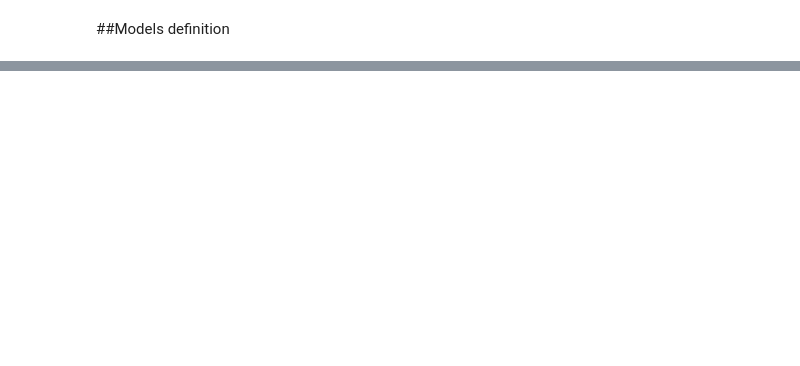
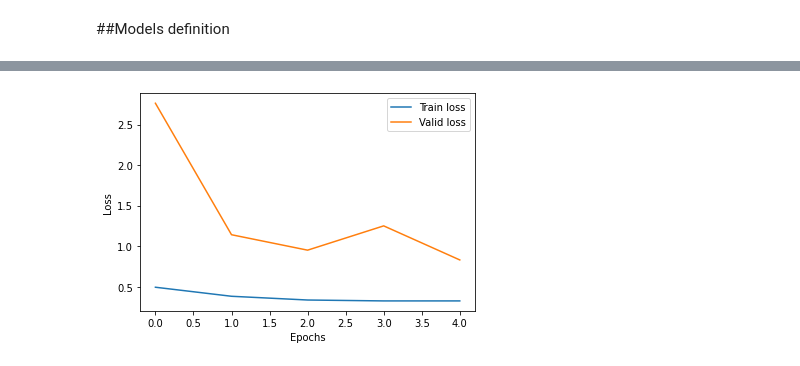
Before and after one commit to LeonardoEmili/stock-price-forecasting, a Jupyter notebook: dist_forecasting.ipynb, the cells around one changed output, grey strips where cells are left out. Cells and saved outputs as stored; diff of their text form; code cells hidden in the pictures; blank space fills up the shorter version.

Commit message:
Fix SMA and RSI calculations and implement training loop in distributed version

```diff
--- a/dist_forecasting.ipynb
+++ b/dist_forecasting.ipynb
@@ -294,10 +294,12 @@ def scale_features(dfs: List[pyspark.sql.DataFrame]) -> None:
        'Adjusted Close', 'SMA', 'RSI']
 
 
+    # Aggregating dfs in a single one
     aggregate_df = dfs[0]
     for df in dfs[1:]:
       aggregate_df = aggregate_df.union(df)
 
+    # Computing means and stds for every column of the aggregate df
     mean = aggregate_df.select(
       [F.mean(F.col(column)) for column in scalable_features]
     ).collect()[0]
@@ -466,6 +468,16 @@ def adjusted_r2_score(y_hat: np.ndarray, y: np.ndarray, p: int) -> float:
     df_e = y.shape[0] - p - 1
     df_t = y.shape[0] - 1
     return 1 - (rss / tss) * (df_t / df_e)
+
+
+def plot_loss_history(loss_history):
+  ''' Plots the loss history. '''
+  plt.plot(loss_history['train_history'], label='Train loss')
+  plt.plot(loss_history['valid_history'], label='Valid loss')
+  plt.xlabel('Epochs')
+  plt.ylabel('Loss')
+  plt.legend(loc="upper right")
+  plt.show()
 # %% [output]
 [interactive output not drawn]
 # %% [markdown]
@@ -658,15 +740,15 @@ class StockPriceRegressor(pl.LightningModule):
 hparams.epochs = 5
 
 # Configure the current run
-run = wandb.init(reinit=True, project='distributed_spf')
+'''#run = wandb.init(reinit=True, project='distributed_spf')
 model = StockPriceRegressor(hparams).double()
 trainer = pl.Trainer(
-  logger = WandbLogger(),
+  #logger = WandbLogger(),
   #accelerator='ddp',
   log_every_n_steps = 1,
   max_epochs = hparams.epochs,
   deterministic = True
-)
+)'''
 
 # Materialize spark dataframes to DBFS in parqet format
 converter_train = make_spark_converter(train_ds)
@@ -679,9 +761,18 @@ with converter_train.make_torch_dataloader(
   batch_size=hparams.batch_size, data_loader_fn=partial(data_loader_fn, hparams.window_size), num_epochs=hparams.epochs
 ) as valid_dataloader:
 
-  trainer.fit(model, train_dataloader, valid_dataloader)
+  #trainer.fit(model, train_dataloader, valid_dataloader)
+
+
+  loss_fn = nn.MSELoss()
+  model = SimpleLSTM(hparams)
+
+  optimizer = torch.optim.SGD(model.parameters(), lr=hparams.lr)
+
+  train_logs = train(model, optimizer, train_dataloader, valid_dataloader, epochs=hparams.epochs)
+  plot_loss_history(train_logs)
 
 # Log the experiments
-run.finish()
+#run.finish()
 # %% [output]
 [interactive output not drawn]
@@ -688,0 +779 @@ run.finish()
+[figure, added]
```
Also changed, not shown: parts of 5 cells of this notebook.
